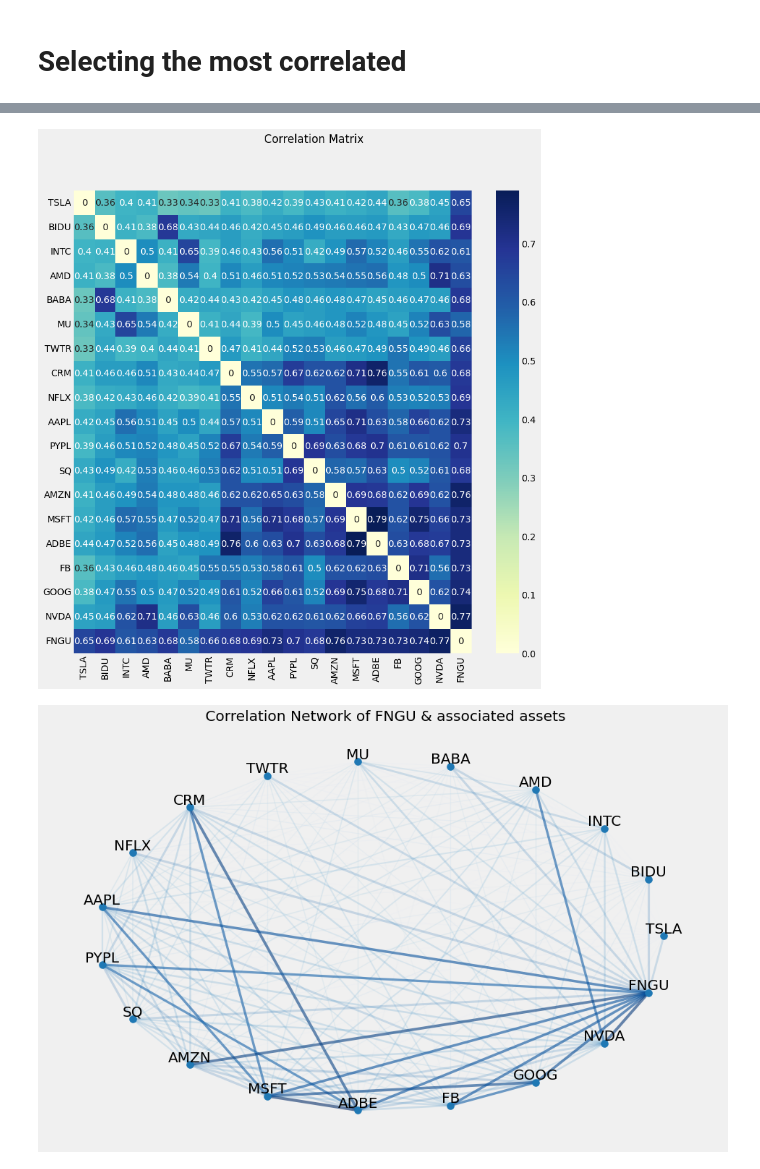
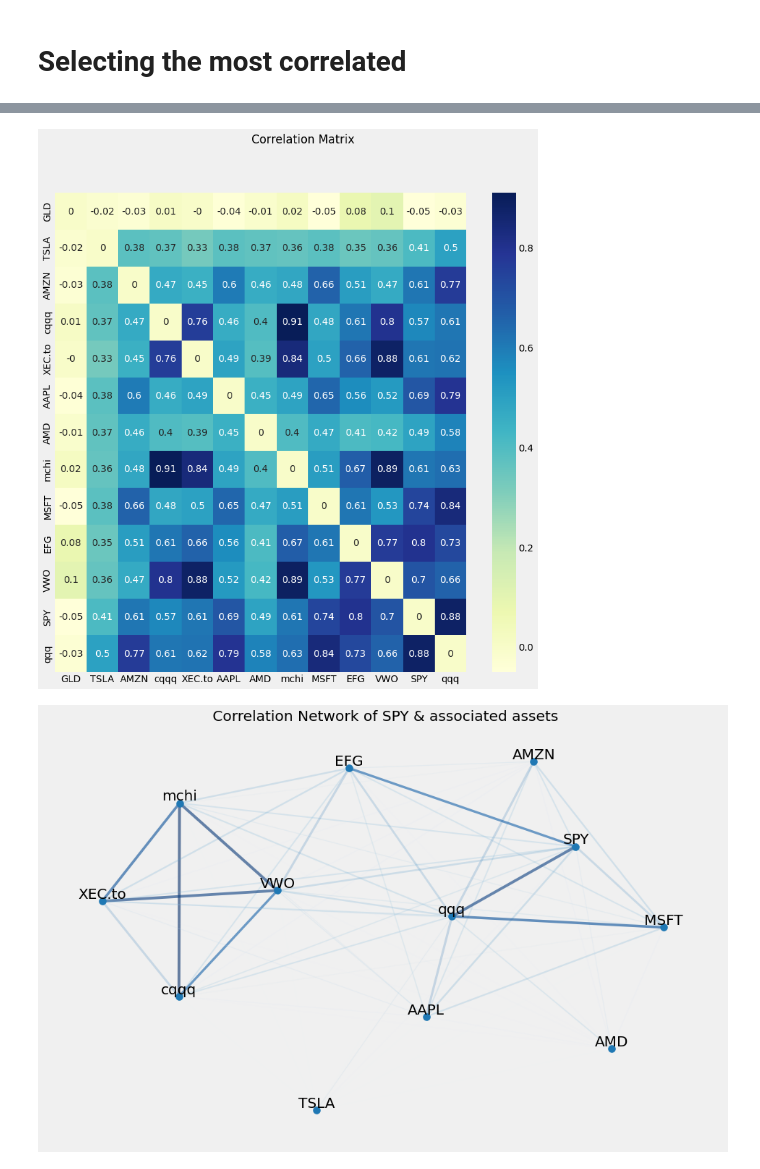
Before and after one commit to alik604/algorithmic-trading, a Jupyter notebook: ETF Correlation Network.ipynb, the cells around one changed output, grey strips where cells are left out. Cells and saved outputs as stored; diff of their text form; code cells hidden in the pictures.

```diff
--- a/ETF Correlation Network.ipynb
+++ b/ETF Correlation Network.ipynb
@@ -37,10 +36,20 @@ Populating the interactive namespace from numpy and matplotlib
 # %%
 USE_LOG_RETURN = True
 # // should add the ETFs: TIT and TEC
+
+
+# // Demo - Hand select random stocks. Plot titles will be inaccuratly title "{index_1}...."
+ls = ['SPY', 'AAPL', 'AMZN', 'AMD', 'MSFT', 'GLD', 'TSLA', 'XEC.to', 'VWO', 'EFG', 'qqq', 'cqqq', 'mchi']
+
+# // HMMJ.to a weed ETF
 # ls = ['HMMJ.to','ogi','hexo','cweb','smg','tlry','acb','cron','weed.TO'] # ,'weed'
+
+# // XEG.to a Canadian Oil and Gas ETF, which I've traded a lot
 # ls = ['XEG.to', 'SU.to','CNQ.to','CVE.to','TOU.to','IMO.to','PXT.to','CPG.to','PSK.to','ARX.to','WCP.to'] # 'PXT.to' and after are less weighted in XEG - which is market cap weighted
-ls = ['FNGU','AAPL','NFLX','GOOG','FB','AMZN','BABA','BIDU','NVDA','TSLA','TWTR'] # FNGU ETF   MSFT is very highly corr-ed with FNGU
-ls.extend(['ADBE', 'AMD', 'AMZN', 'CRM', 'INTC', 'MSFT', 'MU', 'NFLX', 'PYPL', 'SQ']) # BULZ ETF
+
+# // FNGU a 3x Tech ETN
+# ls = ['FNGU','AAPL','NFLX','GOOG','FB','AMZN','BABA','BIDU','NVDA','TSLA','TWTR'] # FNGU ETF. MSFT has a very high corr with FNGU
+# ls.extend(['ADBE', 'AMD', 'AMZN', 'CRM', 'INTC', 'MSFT', 'MU', 'NFLX', 'PYPL', 'SQ']) # BULZ ETF
 ETF = ls[0]
 ls  = list(set(ls))
 
@@ -170,10 +152,10 @@ top_N = stocks.columns.shape[0]# // 3
 keepThese = stocks_norm_spearmanr_cumSum.iloc[:, -top_N:]
 
 keepThese = keepThese.columns.to_list()
-# if ETF not in keepThese:
-#     keepThese.append(ETF)
+if ETF not in keepThese:
+    keepThese.append(ETF)
 
 # corr = stocks_norm_spearmanr[keepThese].round(2) # all rows. wont work well with code below (networkx)
 corr = stocks_norm_spearmanr.loc[keepThese, keepThese].round(2) # only row the index rows
 corr = corr - np.eye(len(corr))
-corr
+# corr
@@ -202,4 +166,4 @@ _=plt.subplots(figsize=(12, 12))
 _=plt.suptitle("Correlation Matrix")
 _=sns.heatmap(corr, annot=True, cmap="YlGnBu")
 # %% [output]
-[figure, old version]
+[figure, new version]
@@ -232,9 +193,12 @@ for i in range(len(corr)):
 #     G.remove_edge(i, i)
 
 
+# positions for all nodes
+pos=nx.fruchterman_reingold_layout(G) # Position nodes using Fruchterman-Reingold force-directed algorithm
+# pos=nx.spring_layout(G) # *same as above
+# pos=nx.circular_layout(G) # Position nodes on a circle
+# pos=nx.spectral_layout(G) # Position nodes using the eigenvectors of the graph Laplacian
 
-pos=nx.spring_layout(G) # positions for all nodes
-pos=nx.circular_layout(G) # positions for all nodes
 
 # nodes
 _=nx.draw_networkx_nodes(G,pos, node_size=100)
@@ -245,34 +209,34 @@ _=nx.draw_networkx_nodes(G,pos, node_size=100)
 # esmall=[(u,v) for (u,v,d) in G.edges(data=True) if d['weight'] < thresh]
 # _=nx.draw_networkx_edges(G,pos,edgelist=esmall,
 #                     width=1.5,alpha=0.25,edge_color='r') # ,style='dashed'
 # _=nx.draw_networkx_edges(G,pos,edgelist=elarge,
 #                     width=3,alpha=1,edge_color='g')
 # ###############################################################################
 
 # continuous width & alpha of edges
 weights = np.array([G[u][v]['weight'] for u,v in G.edges()])
 weights_scaled = scale_data(weights)
 width = np.array(weights_scaled) * 4
 
 weights_shewed = np.log(weights_scaled+1, where=weights_scaled != 0) # force a right shew
 alpha = scale_data(weights_shewed)
 alpha = np.where(alpha < .35, .1, alpha)
 alpha = np.where((alpha > .35) & (alpha < .85), .2, alpha)
 alpha = np.where(alpha > .85, .6, alpha)
 # alpha
 
 _=nx.draw_networkx_edges(G,pos, alpha=alpha, width=width,
   edge_color=weights_scaled, edge_cmap=plt.cm.Blues)
 # ###############################################################################
 
 # labels
 _=nx.draw_networkx_labels(G,pos, font_size=20, verticalalignment='bottom')
 
 _=plt.axis('off')
 # plt.savefig("weighted_graph.png") # save as png
 plt.show() # display
 # %% [output]
-[figure, old version]
+[figure, new version]
 # %%
 corr_mat = np.matrix(corr, dtype=None)
 
```
Also changed, not shown: parts of 10 cells of this notebook, 4 other files.
